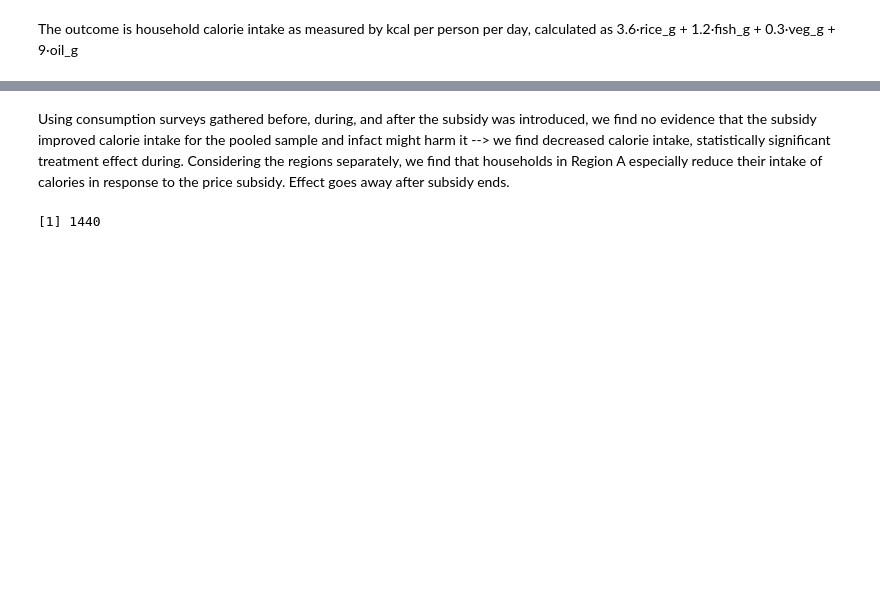
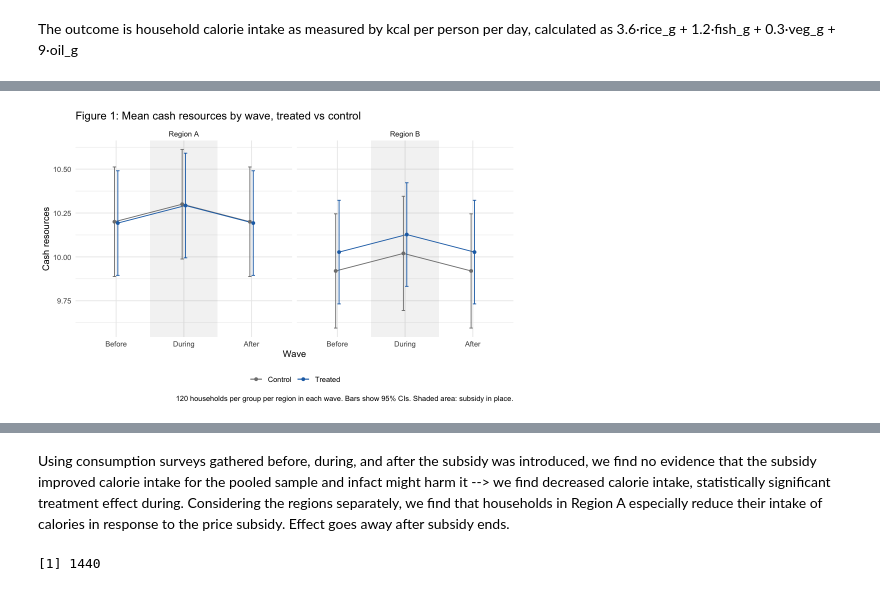
Before and after one commit to drishtikhemlani2306/pau_milan_assignment_1, a Jupyter notebook: assignment1_notebook.ipynb, the cells around one changed output, grey strips where cells are left out. Saved outputs shown, nothing was run; the diff lists cells and outputs as text; code cells hidden in the pictures; blank space fills up the shorter version.

```diff
--- a/assignment1_notebook.ipynb
+++ b/assignment1_notebook.ipynb
@@ -180,0 +150,29 @@ The outcome is household calorie intake as measured by kcal per person per day,
+# %%
+dodge <- position_dodge(0.1)
+
+options(repr.plot.width = 8, repr.plot.height = 5)
+
+raw_data |>
+  filter(food == "rice") |>
+  mutate(wave  = factor(wave, levels = c("Before", "During", "After")),
+         group = if_else(treated == 1, "Treated", "Control"),
+         region = paste("Region", region)) |>
+  group_by(region, wave, group) |>
+  summarise(mean = mean(cash_resources),
+            se = sd(cash_resources) / sqrt(n()),
+            .groups = "drop") |>
+  ggplot(aes(wave, mean, colour = group, group = group)) +
+  annotate("rect", xmin = 1.5, xmax = 2.5, ymin = -Inf, ymax = Inf, alpha = 0.08) +
+  geom_line(position = dodge) +
+  geom_point(position = dodge) +
+  geom_errorbar(aes(ymin = mean - 1.96 * se, ymax = mean + 1.96 * se),
+                width = 0.1, position = dodge) +
+  facet_wrap(~ region) +
+  scale_colour_manual(values = c(Control = "grey50", Treated = "#1f6fb4")) +
+  labs(title = "Figure 1: Mean cash resources by wave, treated vs control",
+       x = "Wave", y = "Cash resources", colour = NULL,
+       caption = "120 households per group per region in each wave. Bars show 95% CIs. Shaded area: subsidy in place.") +
+  theme_minimal() +
+  theme(legend.position = "bottom")
+# %% [output]
+[figure, added]
```
Also changed, not shown: parts of 18 cells of this notebook, 2 other files.
